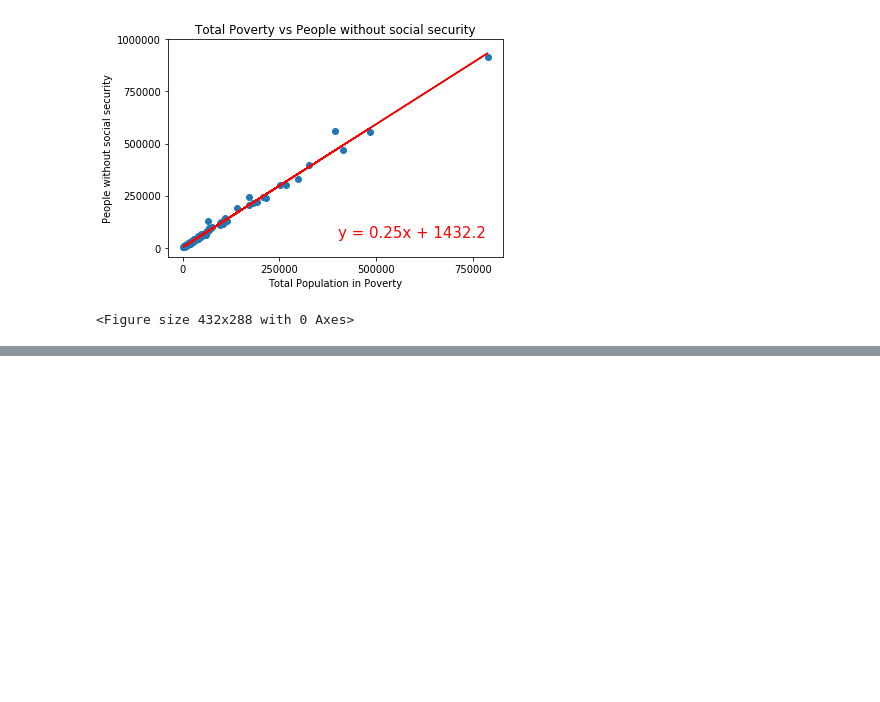
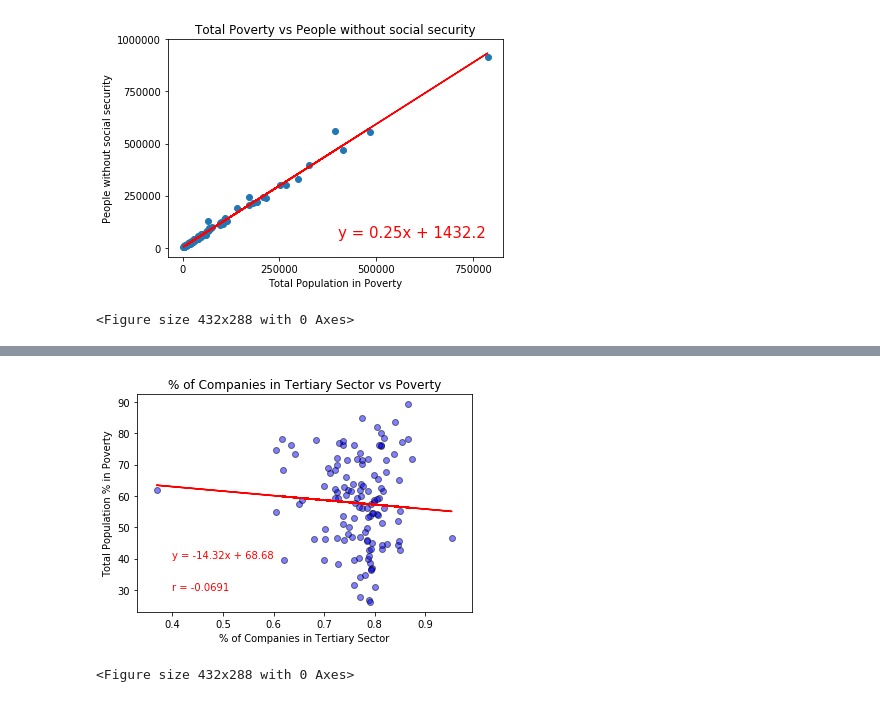
Before and after one commit to JCastilloD/Project-1-Bootcamp, a Jupyter notebook: Data_Retrieval/Municipio Data Extraction.ipynb, the cells around one changed output, grey strips where cells are left out. Cells and saved outputs as stored; diff of their text form; code cells hidden in the pictures; blank space fills up the shorter version.

```diff
--- a/Data_Retrieval/Municipio Data Extraction.ipynb
+++ b/Data_Retrieval/Municipio Data Extraction.ipynb
@@ -279,0 +547,24 @@ plt.savefig('socialsecurity_plot.png')
+# %%
+y = poverty_final_v3.iloc[:,16]
+x = poverty_final_v3.iloc[:,6]
+(mr_slope, mr_intercept, mr_rvalue, mr_pvalue, mr_stderr) = linregress(x, y)
+mr_regress_values = x * mr_slope + mr_intercept
+line_eq = "y = " + str(round(mr_slope,2)) + "x + " + str(round(mr_intercept,2))
+tertiary_plot = plt.scatter(x,y, marker="o", facecolors="blue", edgecolors="black", alpha=.50)
+plt.plot (x, mr_regress_values, "r-")
+plt.annotate(line_eq,(.4,40),fontsize=10,color="red")
+r = "r = " + str(round(mr_rvalue,4))
+plt.annotate(r,(.4,30),fontsize=10,color="red")
+
+plt.ylabel("Total Population % in Poverty")
+plt.xlabel("% of Companies in Tertiary Sector")
+plt.title ("% of Companies in Tertiary Sector vs Poverty")
+#plt.xticks(np.arange(0, 800000, step = 250000))
+#plt.yticks(np.arange(0, 200000, step = 25000))
+
+
+plt.show(primary_plot)
+plt.savefig('tertiary_act_plot.png')
+# %% [output]
+[figure, added]
+<Figure size 432x288 with 0 Axes>
```
Also changed, not shown: parts of 24 cells of this notebook, 9 other files.
